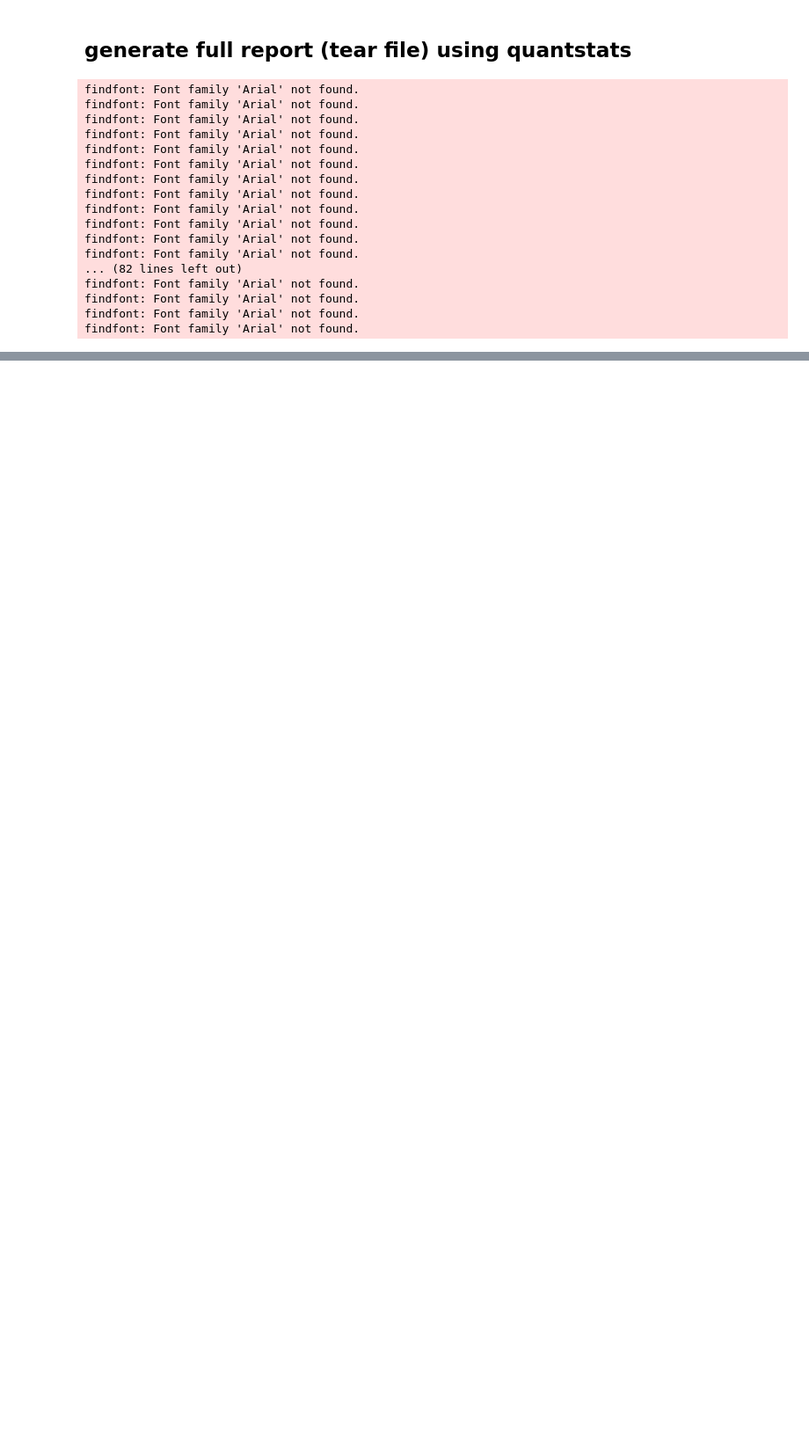
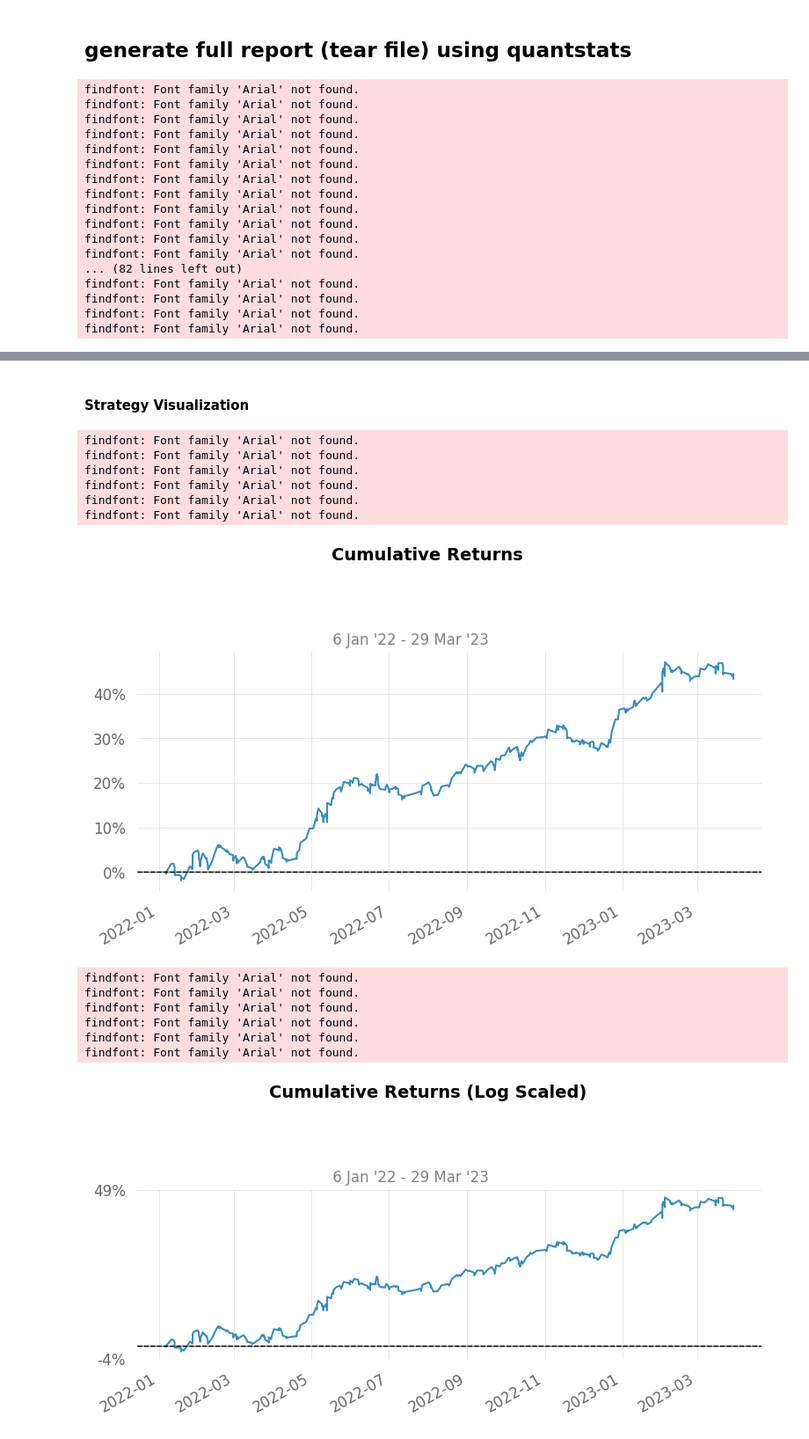
Before and after one commit to algobulls/pyalgostrategypool, a Jupyter notebook: docs/quantstats/QuantStats.ipynb, the cells around one changed output, grey strips where cells are left out. Shown: that part at 88% size. Drawn from its saved outputs; the diff is of its cells as text; code cells hidden in the pictures; blank space fills up the shorter version.

Commit message:
qs report full added

```diff
--- a/docs/quantstats/QuantStats.ipynb
+++ b/docs/quantstats/QuantStats.ipynb
@@ -349,3 +347,6 @@ findfont: Font family 'Arial' not found.
 findfont: Font family 'Arial' not found.
 findfont: Font family 'Arial' not found.
 findfont: Font family 'Arial' not found.
+# %%
+qs.reports.full(returns_df_x['total_profit'])
+# %% [output]
@@ -351,0 +379,15 @@ findfont: Font family 'Arial' not found.
+Strategy Visualization
+findfont: Font family 'Arial' not found.
+findfont: Font family 'Arial' not found.
+findfont: Font family 'Arial' not found.
+findfont: Font family 'Arial' not found.
+findfont: Font family 'Arial' not found.
+findfont: Font family 'Arial' not found.
+[figure, added]
+findfont: Font family 'Arial' not found.
+findfont: Font family 'Arial' not found.
+findfont: Font family 'Arial' not found.
+findfont: Font family 'Arial' not found.
+findfont: Font family 'Arial' not found.
+findfont: Font family 'Arial' not found.
+[figure, added]
```
Also changed, not shown: parts of 10 cells of this notebook.
